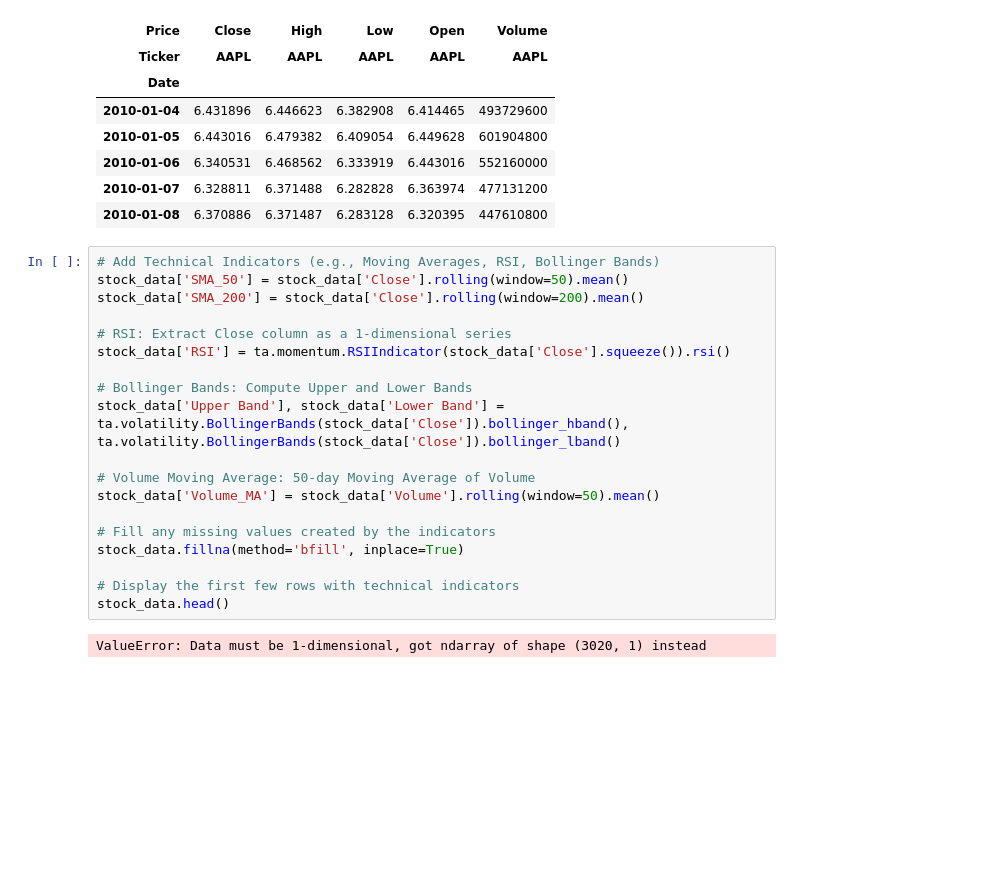
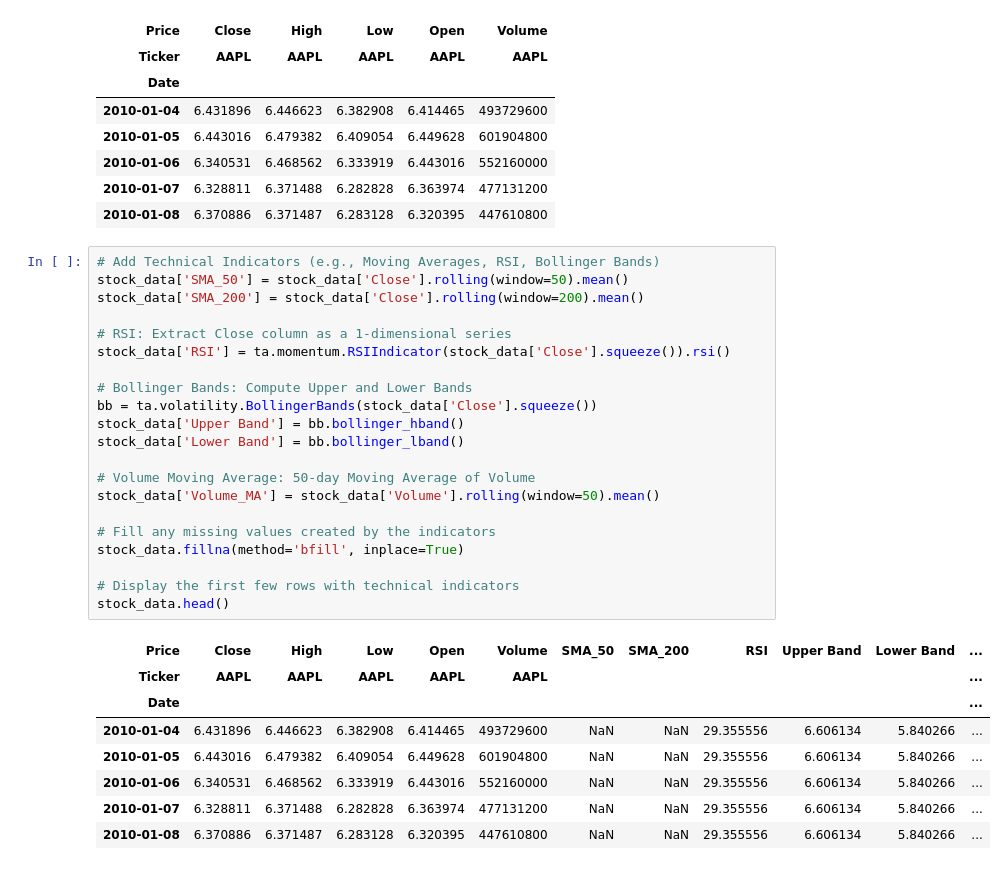
Before and after one commit to zootedmbm/Stock-Price-Prediction, a Jupyter notebook: code.ipynb, the cells around one changed output. Cells and saved outputs as stored; diff of their text form; blank space fills up the shorter version.

```diff
--- a/code.ipynb
+++ b/code.ipynb
@@ -24,24 +24,33 @@ stock_data.head()
 | 2010-01-06 | 6.340531 | 6.468562 | 6.333919 | 6.443016 | 552160000 |
 | 2010-01-07 | 6.328811 | 6.371488 | 6.282828 | 6.363974 | 477131200 |
 | 2010-01-08 | 6.370886 | 6.371487 | 6.283128 | 6.320395 | 447610800 |
-# %%
-# Add Technical Indicators (e.g., Moving Averages, RSI, Bollinger Bands)
-stock_data['SMA_50'] = stock_data['Close'].rolling(window=50).mean()
-stock_data['SMA_200'] = stock_data['Close'].rolling(window=200).mean()
-
-# RSI: Extract Close column as a 1-dimensional series
-stock_data['RSI'] = ta.momentum.RSIIndicator(stock_data['Close'].squeeze()).rsi()
-
-# Bollinger Bands: Compute Upper and Lower Bands
-stock_data['Upper Band'], stock_data['Lower Band'] = ta.volatility.BollingerBands(stock_data['Close']).bollinger_hband(), ta.volatility.BollingerBands(stock_data['Close']).bollinger_lband()
-
-# Volume Moving Average: 50-day Moving Average of Volume
-stock_data['Volume_MA'] = stock_data['Volume'].rolling(window=50).mean()
-
-# Fill any missing values created by the indicators
-stock_data.fillna(method='bfill', inplace=True)
-
-# Display the first few rows with technical indicators
-stock_data.head()
-# %% [output]
-ValueError: Data must be 1-dimensional, got ndarray of shape (3020, 1) instead
+# %%
+# Add Technical Indicators (e.g., Moving Averages, RSI, Bollinger Bands)
+stock_data['SMA_50'] = stock_data['Close'].rolling(window=50).mean()
+stock_data['SMA_200'] = stock_data['Close'].rolling(window=200).mean()
+
+# RSI: Extract Close column as a 1-dimensional series
+stock_data['RSI'] = ta.momentum.RSIIndicator(stock_data['Close'].squeeze()).rsi()
+
+# Bollinger Bands: Compute Upper and Lower Bands
+bb = ta.volatility.BollingerBands(stock_data['Close'].squeeze())
+stock_data['Upper Band'] = bb.bollinger_hband()
+stock_data['Lower Band'] = bb.bollinger_lband()
+
+# Volume Moving Average: 50-day Moving Average of Volume
+stock_data['Volume_MA'] = stock_data['Volume'].rolling(window=50).mean()
+
+# Fill any missing values created by the indicators
+stock_data.fillna(method='bfill', inplace=True)
+
+# Display the first few rows with technical indicators
+stock_data.head()
+# %% [output]
+| Price | Close | High | Low | Open | Volume | SMA_50 | SMA_200 | RSI | Upper Band | Lower Band | ... |
+| Ticker | AAPL | AAPL | AAPL | AAPL | AAPL |  |  |  |  |  | ... |
+| Date |  |  |  |  |  |  |  |  |  |  | ... |
+| 2010-01-04 | 6.431896 | 6.446623 | 6.382908 | 6.414465 | 493729600 | NaN | NaN | 29.355556 | 6.606134 | 5.840266 | ... |
+| 2010-01-05 | 6.443016 | 6.479382 | 6.409054 | 6.449628 | 601904800 | NaN | NaN | 29.355556 | 6.606134 | 5.840266 | ... |
+| 2010-01-06 | 6.340531 | 6.468562 | 6.333919 | 6.443016 | 552160000 | NaN | NaN | 29.355556 | 6.606134 | 5.840266 | ... |
+| 2010-01-07 | 6.328811 | 6.371488 | 6.282828 | 6.363974 | 477131200 | NaN | NaN | 29.355556 | 6.606134 | 5.840266 | ... |
+| 2010-01-08 | 6.370886 | 6.371487 | 6.283128 | 6.320395 | 447610800 | NaN | NaN | 29.355556 | 6.606134 | 5.840266 | ... |
```
Also changed, not shown: parts of 7 cells of this notebook.
